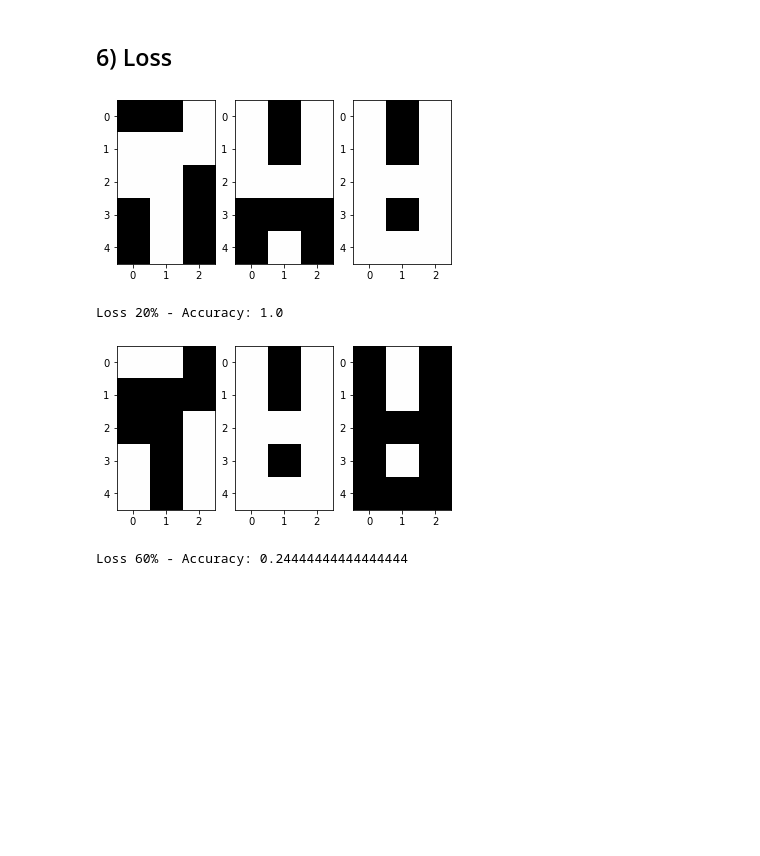
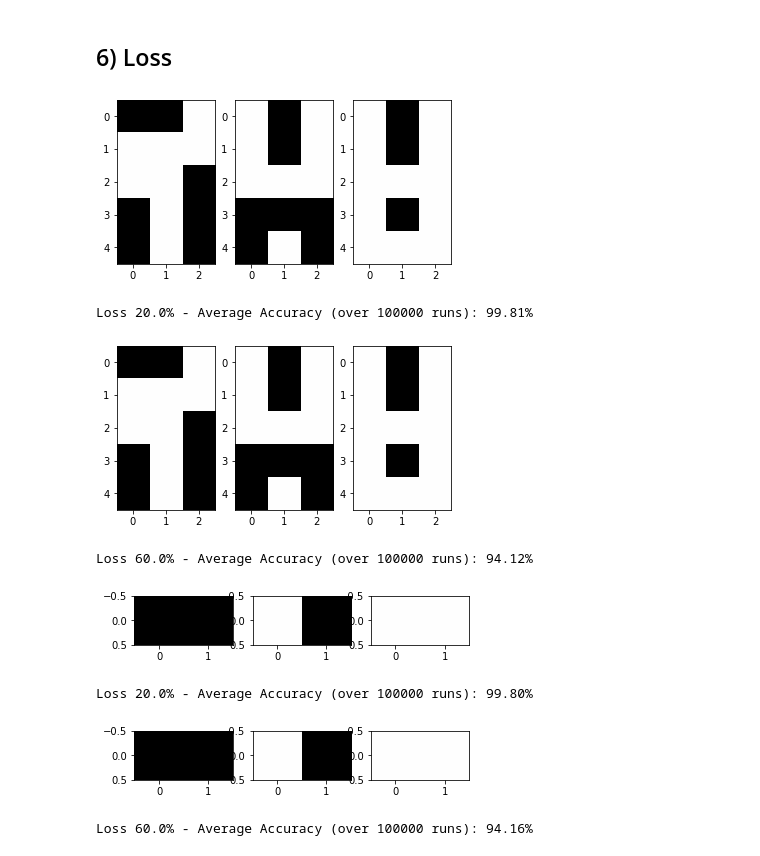
Before and after one commit to mohsenfayyaz/nn-course-ut, a Jupyter notebook: CA3_Memory_Networks/NN_HW3_Q1_MohsenFayyaz.ipynb, the cells around one changed output. Drawn from its saved outputs; the diff is of its cells as text; code cells hidden in the pictures; blank space fills up the shorter version.

```diff
--- a/CA3_Memory_Networks/NN_HW3_Q1_MohsenFayyaz.ipynb
+++ b/CA3_Memory_Networks/NN_HW3_Q1_MohsenFayyaz.ipynb
@@ -182,25 +217,33 @@ Noise 60% - Accuracy: 0.3333333333333333
 # %% [markdown]
 ## 6) Loss
 # %%
-def add_loss(array, noise_ratio=0.2):
+def add_loss(array, loss_ratio=0.2):
     array = np.copy(array)
     for i in range(len(array)):
         for j in range(len(array[i])):
-            if random.random() < noise_ratio:
+            if random.random() < loss_ratio:
                 array[i][j] = 0
     return array
 
-noisy_inputs = add_loss(inputs, noise_ratio=0.2)
-preds = [hebb.predict(i) for i in noisy_inputs]
-draw_images(preds)
-print("Loss 20% - Accuracy:", compute_accuracy(outputs, preds))
+def evaluate_loss(loss_ratio, hebb_model, true_outputs):
+    accs = []
+    for i in range(100000):
+        lossy_inputs = add_loss(inputs, loss_ratio=loss_ratio)
+        preds = [hebb_model.predict(i) for i in lossy_inputs]
+        accs.append(compute_accuracy(true_outputs, preds))
+    draw_images(preds)
+    print(f"Loss {loss_ratio * 100}% - Average Accuracy (over 100000 runs): {np.mean(accs)*100:.2f}%")
 
-noisy_inputs = add_noise(inputs, noise_ratio=0.6)
-preds = [hebb.predict(i) for i in noisy_inputs]
-draw_images(preds)
-print("Loss 60% - Accuracy:", compute_accuracy(outputs, preds))
+evaluate_loss(loss_ratio=0.2, hebb_model=hebb, true_outputs=outputs)
+evaluate_loss(loss_ratio=0.6, hebb_model=hebb, true_outputs=outputs)
+evaluate_loss(loss_ratio=0.2, hebb_model=small_hebb, true_outputs=outputs_small)
+evaluate_loss(loss_ratio=0.6, hebb_model=small_hebb, true_outputs=outputs_small)
 # %% [output]
 [figure]
-Loss 20% - Accuracy: 1.0
+Loss 20.0% - Average Accuracy (over 100000 runs): 99.81%
-[figure, old version]
+[figure, new version]
-Loss 60% - Accuracy: 0.24444444444444444
+Loss 60.0% - Average Accuracy (over 100000 runs): 94.12%
+[figure, added]
+Loss 20.0% - Average Accuracy (over 100000 runs): 99.80%
+[figure, added]
+Loss 60.0% - Average Accuracy (over 100000 runs): 94.16%
```
Also changed, not shown: parts of 5 cells of this notebook, 1 other file.
